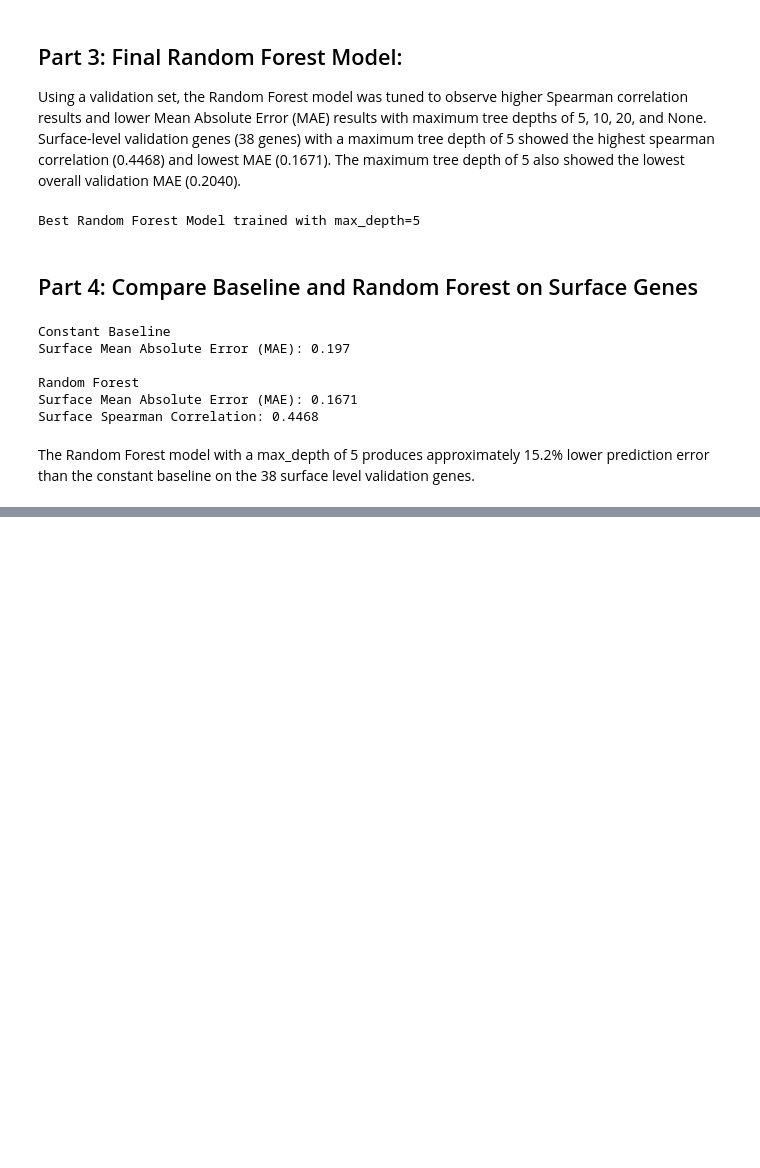
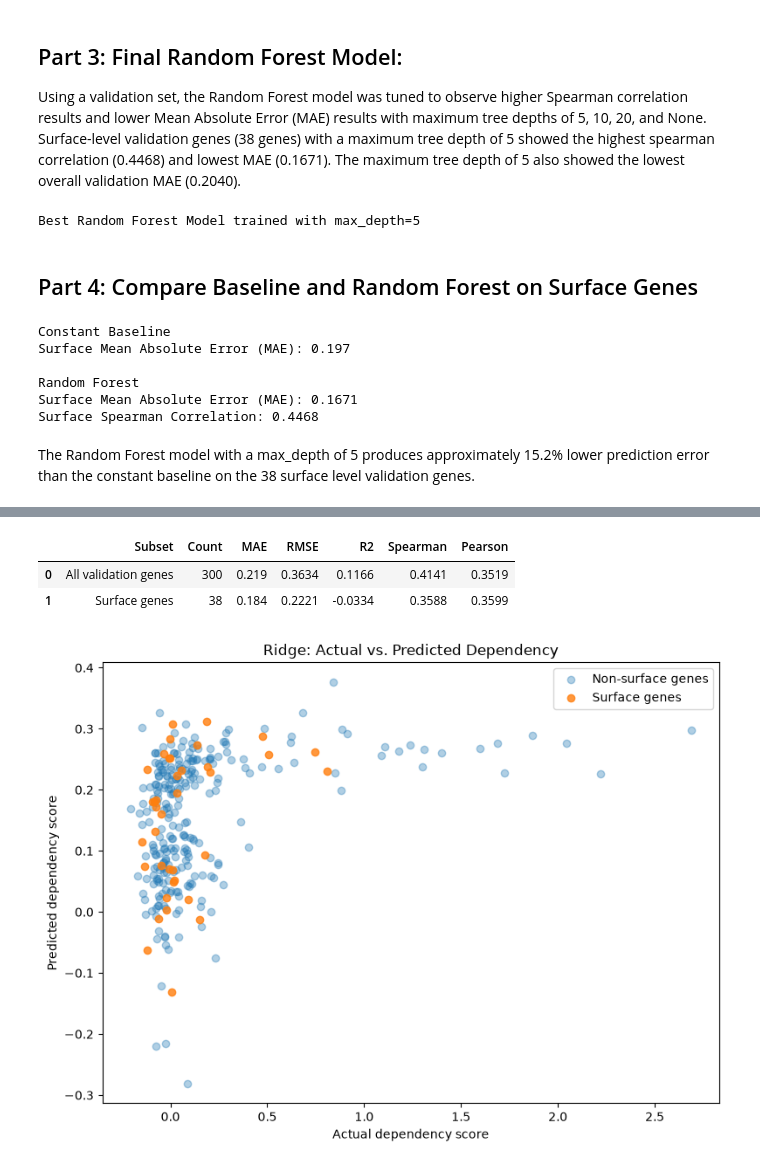
Before and after one commit to sbskinn/Tumor-Surface-Target-Prioritization, a Jupyter notebook: Checkpoint1_gene_expression.ipynb, the cells around one changed output, grey strips where cells are left out. Saved outputs shown, nothing was run; the diff lists cells and outputs as text; code cells hidden in the pictures; blank space fills up the shorter version.

```diff
--- a/Checkpoint1_gene_expression.ipynb
+++ b/Checkpoint1_gene_expression.ipynb
@@ -974,0 +1134,65 @@ The Random Forest model with a max_depth of 5 produces approximately 15.2% lower
+# %%
+from sklearn.metrics import (mean_absolute_error, mean_squared_error, r2_score)
+
+from scipy.stats import spearmanr, pearsonr
+
+val_predictions = best_model.predict(X_val)
+
+def detailed_metrics(y_true, y_pred):
+    y_true = np.asarray(y_true)
+    y_pred = np.asarray(y_pred)
+
+    return {
+        "MAE": mean_absolute_error(y_true, y_pred),
+        "RMSE": np.sqrt(mean_squared_error(y_true, y_pred)),
+        "R2": r2_score(y_true, y_pred),
+        "Spearman": spearmanr(y_true, y_pred).statistic,
+        "Pearson": pearsonr(y_true, y_pred).statistic
+    }
+
+surface_mask = val["is_surface"].astype(bool).to_numpy()
+
+metrics_table = pd.DataFrame([
+    {
+        "Subset": "All validation genes",
+        "Count": len(y_val),
+        **detailed_metrics(y_val, val_predictions)
+    },
+    {
+        "Subset": "Surface genes",
+        "Count": surface_mask.sum(),
+        **detailed_metrics(
+            y_val.to_numpy()[surface_mask],
+            val_predictions[surface_mask]
+        )
+    }
+])
+
+display(metrics_table.round(4))
+# %% [output]
+|  | Subset | Count | MAE | RMSE | R2 | Spearman | Pearson |
+| 0 | All validation genes | 300 | 0.219 | 0.3634 | 0.1166 | 0.4141 | 0.3519 |
+| 1 | Surface genes | 38 | 0.184 | 0.2221 | -0.0334 | 0.3588 | 0.3599 |
+# %%
+actual = y_val.to_numpy()
+
+plt.figure(figsize=(8, 6))
+
+plt.scatter(
+    actual[~surface_mask], val_predictions[~surface_mask],
+    alpha=0.35, label="Non-surface genes")
+
+plt.scatter(actual[surface_mask], val_predictions[surface_mask],
+    alpha=0.8, label="Surface genes")
+
+limits = [min(actual.min(), val_predictions.min()),
+    max(actual.max(), val_predictions.max())]
+
+plt.xlabel("Actual dependency score")
+plt.ylabel("Predicted dependency score")
+plt.title("Ridge: Actual vs. Predicted Dependency")
+plt.legend()
+plt.tight_layout()
+plt.show()
+# %% [output]
+[figure, added]
```
Also changed, not shown: parts of 13 cells of this notebook.
